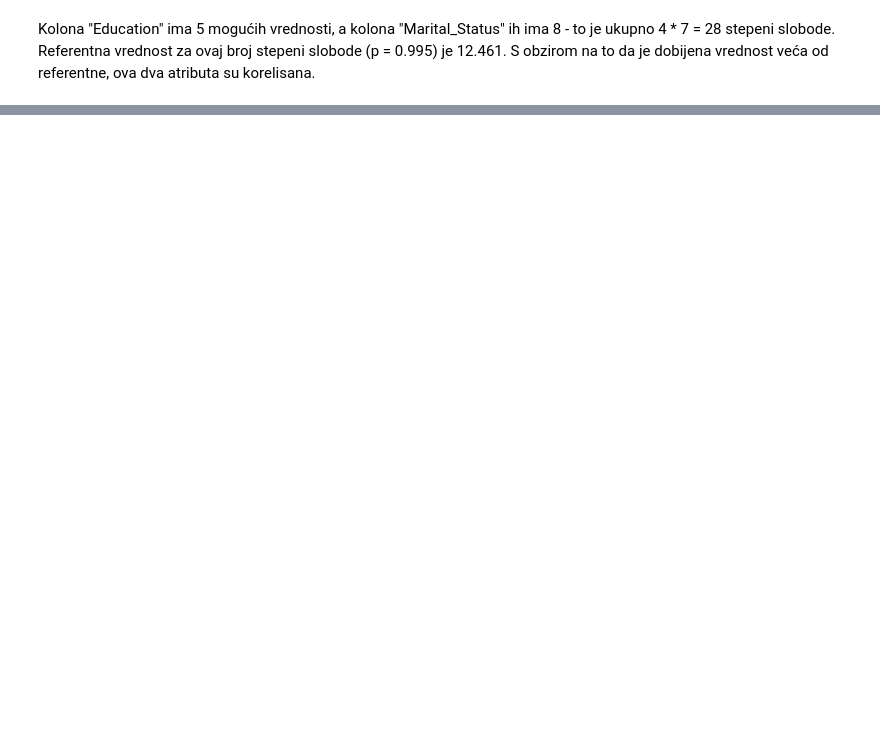
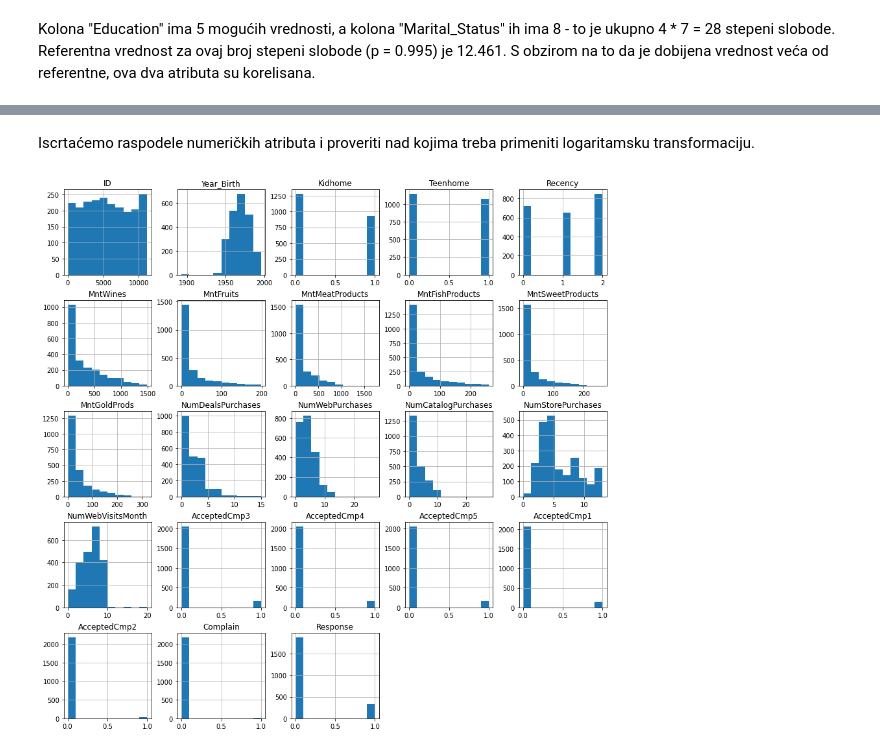
Before and after one commit to AndjelijaMladenovic00/Kvalitet-podataka, a Jupyter notebook: kvalitet_podataka.ipynb, the cells around one changed output, grey strips where cells are left out. Drawn from its saved outputs; the diff is of its cells as text; code cells hidden in the pictures; blank space fills up the shorter version.

```diff
--- a/kvalitet_podataka.ipynb
+++ b/kvalitet_podataka.ipynb
@@ -973,0 +1076,7 @@ Kolona "Education" ima 5 mogućih vrednosti, a kolona "Marital_Status" ih ima 8
+# %% [markdown]
+Iscrtaćemo raspodele numeričkih atributa i proveriti nad kojima treba primeniti logaritamsku transformaciju.
+# %%
+altered_customer_data.hist(figsize=(15,15))
+plt.show()
+# %% [output]
+[figure, added]
```
Also changed, not shown: parts of 64 cells of this notebook.
